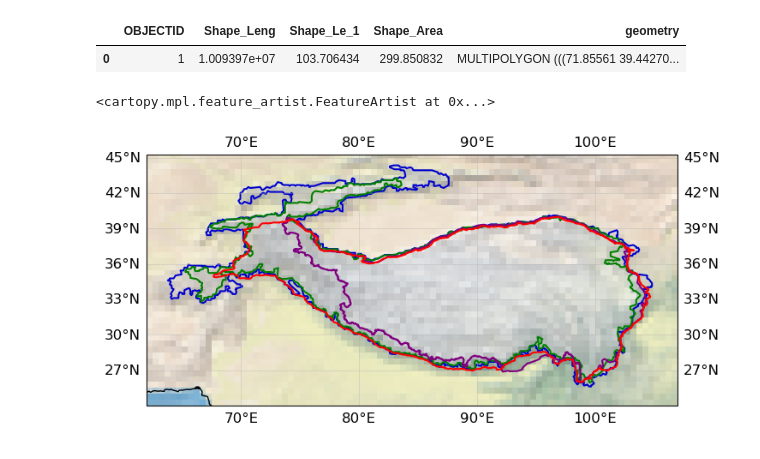
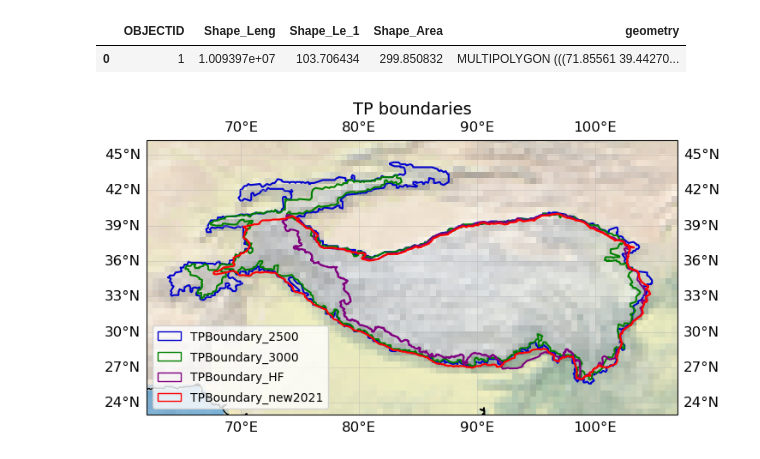
Before and after one commit to xinluo2018/HMA-GIS-Data, a Jupyter notebook: visual/tibet_extent.ipynb, the cells around one changed output. Saved outputs shown, nothing was run; the diff lists cells and outputs as text; code cells hidden in the pictures.

```diff
--- a/visual/tibet_extent.ipynb
+++ b/visual/tibet_extent.ipynb
@@ -48,10 +54,10 @@ ax.set_title('hma subregions', fontsize=14)
 #### 1.2. Tibet Plateau region from Chinese TPDC.
 # %%
 ### TP boundary from Chinese TPDC
-path_tb_2500 = 'extents/TPlateau/TPBoundary_2500.gpkg'
-path_tb_3000 = 'extents/TPlateau/TPBoundary_3000.gpkg'
-path_tb_hf = 'extents/TPlateau/TPBoundary_HF.gpkg'
-path_tb_new2021 = 'extents/TPlateau/TPBoundary_new2021.gpkg'
+path_tb_2500 = 'data/extents/TPlateau/TPBoundary_2500.gpkg'
+path_tb_3000 = 'data/extents/TPlateau/TPBoundary_3000.gpkg'
+path_tb_hf = 'data/extents/TPlateau/TPBoundary_HF.gpkg'
+path_tb_new2021 = 'data/extents/TPlateau/TPBoundary_new2021.gpkg'
 # %%
 tb_2500 = gpd.read_file(path_tb_2500)
 tb_3000 = gpd.read_file(path_tb_3000)
@@ -64,16 +70,23 @@ tb_new2021.head()
 # %%
 plt.rcParams.update({'font.size':12})
 fig = plt.figure(figsize=(8,8))
 ax = fig.add_subplot(1,1,1,projection=ccrs.PlateCarree())
-ax.set_extent([62.0, 107.0, 24.0, 43.0])
+# ax.set_extent([62.0, 107.0, 24.0, 43.0])
+ax.set_extent([62.0, 107.0, 23.0, 44.0])
 ax.gridlines(draw_labels=True, linewidth=0.5, alpha=0.5, zorder=1)
 tb_2500.plot(ax=ax, edgecolor='MediumBlue', facecolor='none', linewidth=1.5)
 tb_3000.plot(ax=ax, edgecolor='green', facecolor='none', linewidth=1.5)
 tb_hf.plot(ax=ax, edgecolor='Purple', facecolor='none', linewidth=1.5)
 tb_new2021.plot(ax=ax, edgecolor='Red', facecolor='none', linewidth=1.5)
 ax.stock_img(); ax.coastlines()
+legend_patches = [
+  mpatches.Patch(edgecolor='MediumBlue', facecolor='none', label='TPBoundary_2500'),
+  mpatches.Patch(edgecolor='green', facecolor='none', label='TPBoundary_3000'),
+  mpatches.Patch(edgecolor='Purple', facecolor='none', label='TPBoundary_HF'),
+  mpatches.Patch(edgecolor='Red', facecolor='none', label='TPBoundary_new2021')]
+ax.legend(handles=legend_patches, loc='lower left', labelspacing=0.7, fontsize=10)
+
 ax.set_title('TP boundaries', fontsize=14)
-# plt.savefig('figures/TP_boundries.png', bbox_inches='tight', dpi=100)
+plt.savefig('figures/TP_boundaries.png', bbox_inches='tight', dpi=100)
 # %% [output]
-<cartopy.mpl.feature_artist.FeatureArtist at 0x...>
-[figure, old version]
+[figure, new version]
```
Also changed, not shown: parts of 3 cells of this notebook, 33 other files.
